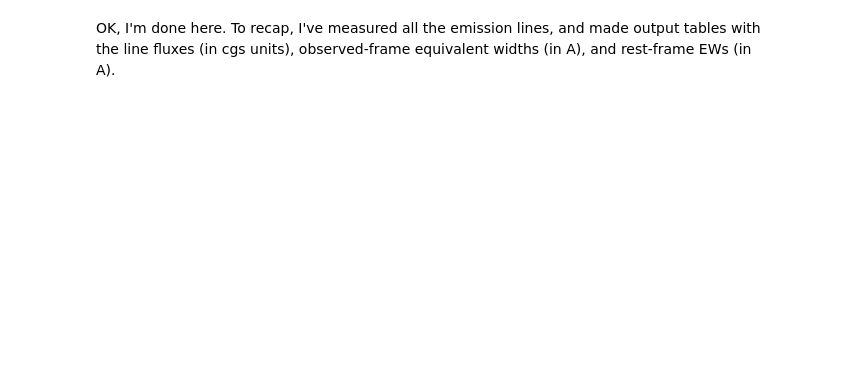
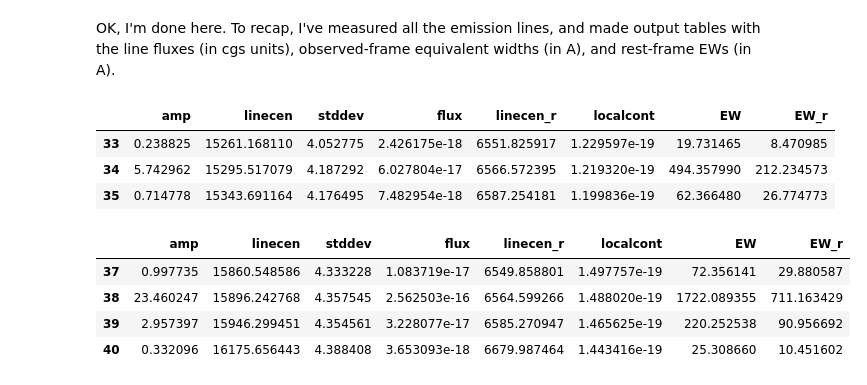
Before and after one commit to janerigby/NB, a Jupyter notebook: fit_prospectorlines_s1723s2340.ipynb, the cells around one changed output. Drawn from its saved outputs; the diff is of its cells as text; code cells hidden in the pictures; blank space fills up the shorter version.

```diff
--- a/fit_prospectorlines_s1723s2340.ipynb
+++ b/fit_prospectorlines_s1723s2340.ipynb
@@ -48,7 +48,8 @@ def unpack_gaussians_from_astropy_2pandas(bestfit, scaleby, zz) :
     theamp    = []
     themean   = []
     thestddev = []
-    for component in gg_fit:
+    print("Debugging, zz was", zz)
+    for component in bestfit:
         flux = sum_of_gaussian( component.amplitude.value *scaleby, component.mean.value, component.stddev.value)
         theflux.append(flux)
         theamp.append(component.amplitude.value)
@@ -140,13 +141,15 @@ Done fitting emission lines to  2340_bestfit_nov2020.txt at z= 1.42151
 for infile in infiles :
     zz = zzs[infile]
     sp = spectra[infile]
+    print("Debugging, redshift and infile are", zz, infile)
     results[infile] = unpack_gaussians_from_astropy_2pandas(bestfits[infile], scaleby, zz)  # covert astropy fit results to a dataframe
     calc_EWs_for_fluxes(results[infile], sp, zz, contwin=50.)
     outfile = sub('.txt', '_measuredfluxes.csv', infile)
     results[infile].to_csv(outdir + outfile)
-    headertext = "# Fits to Gourav synthethic spectrum " + infile + "Units of wave are Angstroms, units of flux are erg/s/cm^2\n"
-    headertext +="# Units of amplitudes are flambda, scaled by a factor of " + str(scaleby) + '\n'
-    headertext +="# Units of EW are Angstroms, observed frame\n"
+    headertext =  "# Fits to Gourav synthethic spectrum " + infile + " assuming z=" + str(zz) + "\n"
+    headertext += "# Units of wave are Angstroms, units of flux are erg/s/cm^2\n"
+    headertext += "# Units of amplitudes are flambda, scaled by a factor of " + str(scaleby) + '\n'
+    headertext += "# Units of EW are Angstroms, observed frame\n"
     jrr.util.put_header_on_file(outdir + outfile, headertext, outdir + outfile)
     print("Detected emission lines and fit Gaussians, results in", outfile)
 # %% [output]
@@ -173,2 +162,19 @@ results[infiles[1]].head() # For S2340
 # %% [markdown]
 OK, I'm done here.  To recap, I've measured all the emission lines, and made output tables with the line fluxes (in cgs units), observed-frame equivalent widths (in A), and rest-frame EWs (in A).
+# %%
+subset = results[infiles[0]]
+subset.loc[subset['linecen_r'].between(6500,6700)].head()
+# %% [output]
+|  | amp | linecen | stddev | flux | linecen_r | localcont | EW | EW_r |
+| 33 | 0.238825 | 15261.168110 | 4.052775 | 2.426175e-18 | 6551.825917 | 1.229597e-19 | 19.731465 | 8.470985 |
+| 34 | 5.742962 | 15295.517079 | 4.187292 | 6.027804e-17 | 6566.572395 | 1.219320e-19 | 494.357990 | 212.234573 |
+| 35 | 0.714778 | 15343.691164 | 4.176495 | 7.482954e-18 | 6587.254181 | 1.199836e-19 | 62.366480 | 26.774773 |
+# %%
+subset = results[infiles[1]]
+subset.loc[subset['linecen_r'].between(6500,6700)].head()
+# %% [output]
+|  | amp | linecen | stddev | flux | linecen_r | localcont | EW | EW_r |
+| 37 | 0.997735 | 15860.548586 | 4.333228 | 1.083719e-17 | 6549.858801 | 1.497757e-19 | 72.356141 | 29.880587 |
+| 38 | 23.460247 | 15896.242768 | 4.357545 | 2.562503e-16 | 6564.599266 | 1.488020e-19 | 1722.089355 | 711.163429 |
+| 39 | 2.957397 | 15946.299451 | 4.354561 | 3.228077e-17 | 6585.270947 | 1.465625e-19 | 220.252538 | 90.956692 |
+| 40 | 0.332096 | 16175.656443 | 4.388408 | 3.653093e-18 | 6679.987464 | 1.443416e-19 | 25.308660 | 10.451602 |
```
Also changed, not shown: parts of 4 cells of this notebook.
